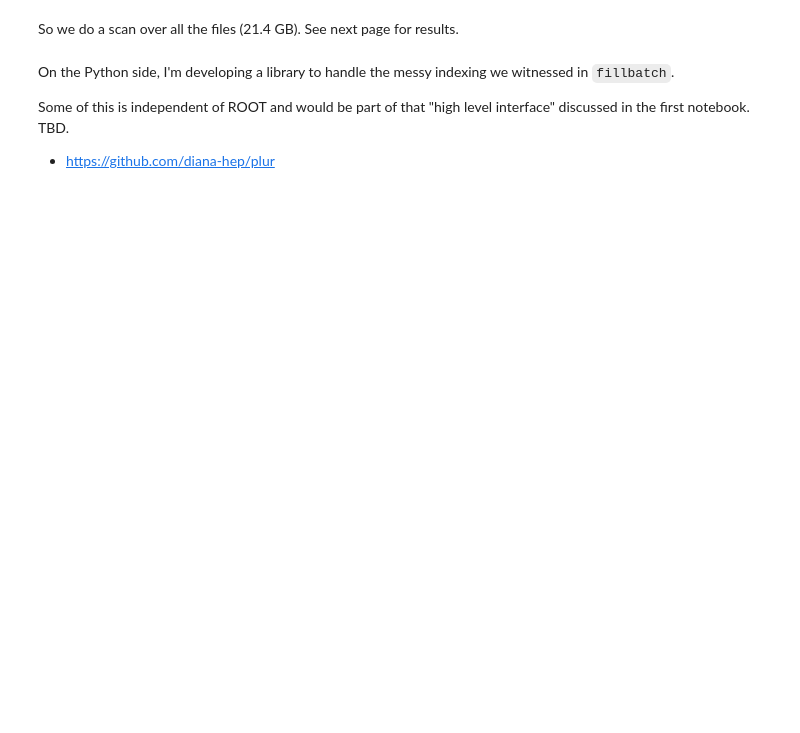
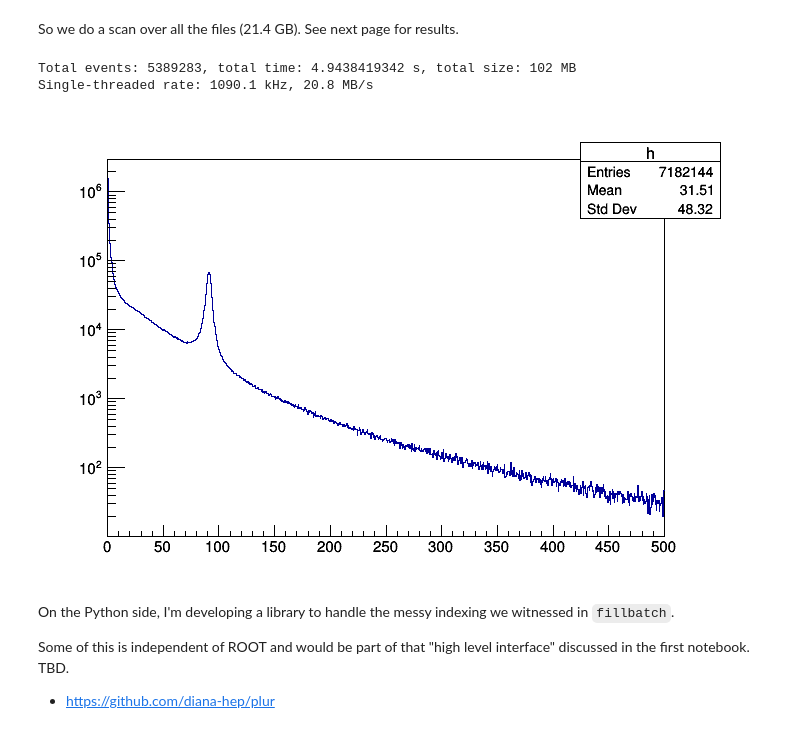
Before and after one commit to jpivarski-talks/jupyter-talks, a Jupyter notebook: 2017-08-03-rootio-numpy/realistic.ipynb, the cells around one changed output. Cells and saved outputs as stored; diff of their text form; code cells hidden in the pictures; blank space fills up the shorter version.

```diff
--- a/2017-08-03-rootio-numpy/realistic.ipynb
+++ b/2017-08-03-rootio-numpy/realistic.ipynb
@@ -127,13 +156,17 @@ for fname in sorted(glob.glob("/mnt/data/*/*.root")):
         totalBytes += counter.sum() * 4 * 4  # one int32 and three float32
 
 totalTime = time.time() - startTime
-ev_per_s = totalEvents/totalTime/1e6
-mb_per_s = totalBytes/totalTime/1024**2
+ev_per_s = totalEvents / totalTime
+mb_per_s = totalBytes / totalTime / 1024**2
 # %%
 print("""\nTotal events: {}, total time: {} s, total size: {} MB
-Single-threaded rate: {:.1f} MHz, {:.1f} MB/s""".format(
-    totalEvents, totalTime, totalBytes/1024**2, ev_per_s, mb_per_s))
+Single-threaded rate: {:.1f} kHz, {:.1f} MB/s""".format(
+    totalEvents, totalTime, totalBytes/1024**2, ev_per_s*1e-3, mb_per_s))
 c.SetLogy(); h.Draw(); c.Draw()
+# %% [output]
+Total events: 5389283, total time: 4.9438419342 s, total size: 102 MB
+Single-threaded rate: 1090.1 kHz, 20.8 MB/s
+[figure, added]
 # %% [markdown]
 On the Python side, I'm developing a library to handle the messy indexing we witnessed in `fillbatch`.
 
```
Also changed, not shown: parts of 9 cells of this notebook, 2 other files.
